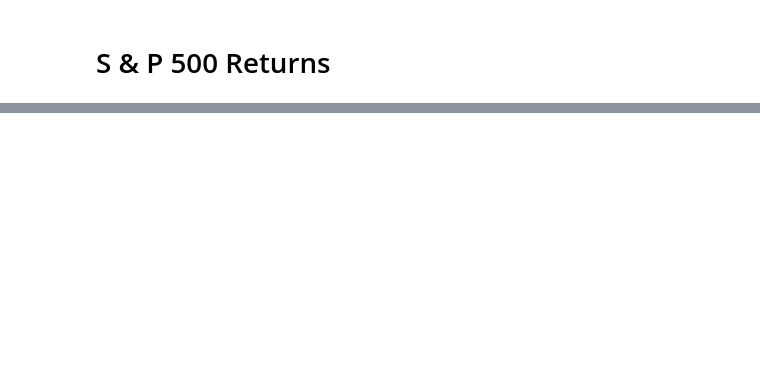
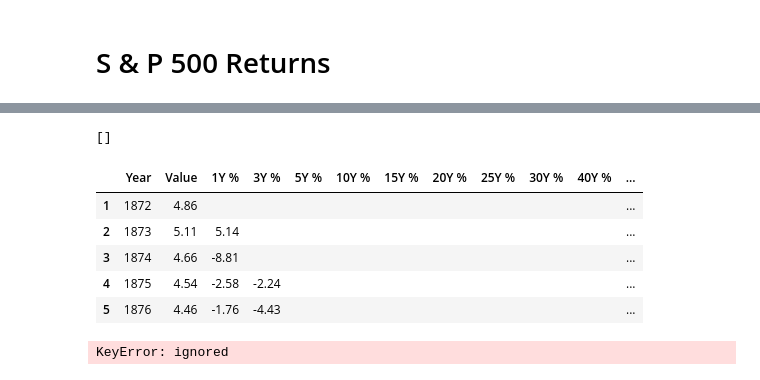
Before and after one commit to ajaycode/machine-learning, a Jupyter notebook: S_&_P_500.ipynb, the cells around one changed output, grey strips where cells are left out. Drawn from its saved outputs; the diff is of its cells as text; code cells hidden in the pictures; blank space fills up the shorter version.

```diff
--- a/S_&_P_500.ipynb
+++ b/S_&_P_500.ipynb
@@ -98,21 +130,31 @@ df1.head(len(df1))
 # %%
 #@title Calculate average for each period
 #df1[One_Year]  = pd.to_numeric (df1[One_Year], errors = 'coerce')
 
 #print (df1[One_Year].mean())
 #print (df1[Five_Year].mean())
 
 print( df1[[One_Year, Five_Year, Ten_Year, Fifteen_Year, Twenty_Year, TwentyFive_Year, Thirty_Year, Forty_Year, Fifty_Year]].mean().to_list())
 
 #Round all columns to digits after decimal
-averagedf = averagedf.round(2)
+averagedf = df1.round(2)
 averagedf.head()
+# %% [output]
+[]
+|  | Year | Value | 1Y % | 3Y % | 5Y % | 10Y % | 15Y % | 20Y % | 25Y % | 30Y % | 40Y % | ... |
+| 1 | 1872 | 4.86 |  |  |  |  |  |  |  |  |  | ... |
+| 2 | 1873 | 5.11 | 5.14 |  |  |  |  |  |  |  |  | ... |
+| 3 | 1874 | 4.66 | -8.81 |  |  |  |  |  |  |  |  | ... |
+| 4 | 1875 | 4.54 | -2.58 | -2.24 |  |  |  |  |  |  |  | ... |
+| 5 | 1876 | 4.46 | -1.76 | -4.43 |  |  |  |  |  |  |  | ... |
 # %%
 #@title Calculate the mean using DataFrame.mean()
 averagedf = df1.mean (axis = 0, skipna = True)
 #data_table.DataTable(averagedf, include_index=False)
 # %%
-averagedf[Twenty_Year].round(2)
+averagedf[One_Year].round(2)
+# %% [output]
+KeyError: ignored
 # %%
 #@title To Do: Add a heatmap of returns
 import matplotlib.pyplot as plt
```
Also changed, not shown: parts of 6 cells of this notebook.
